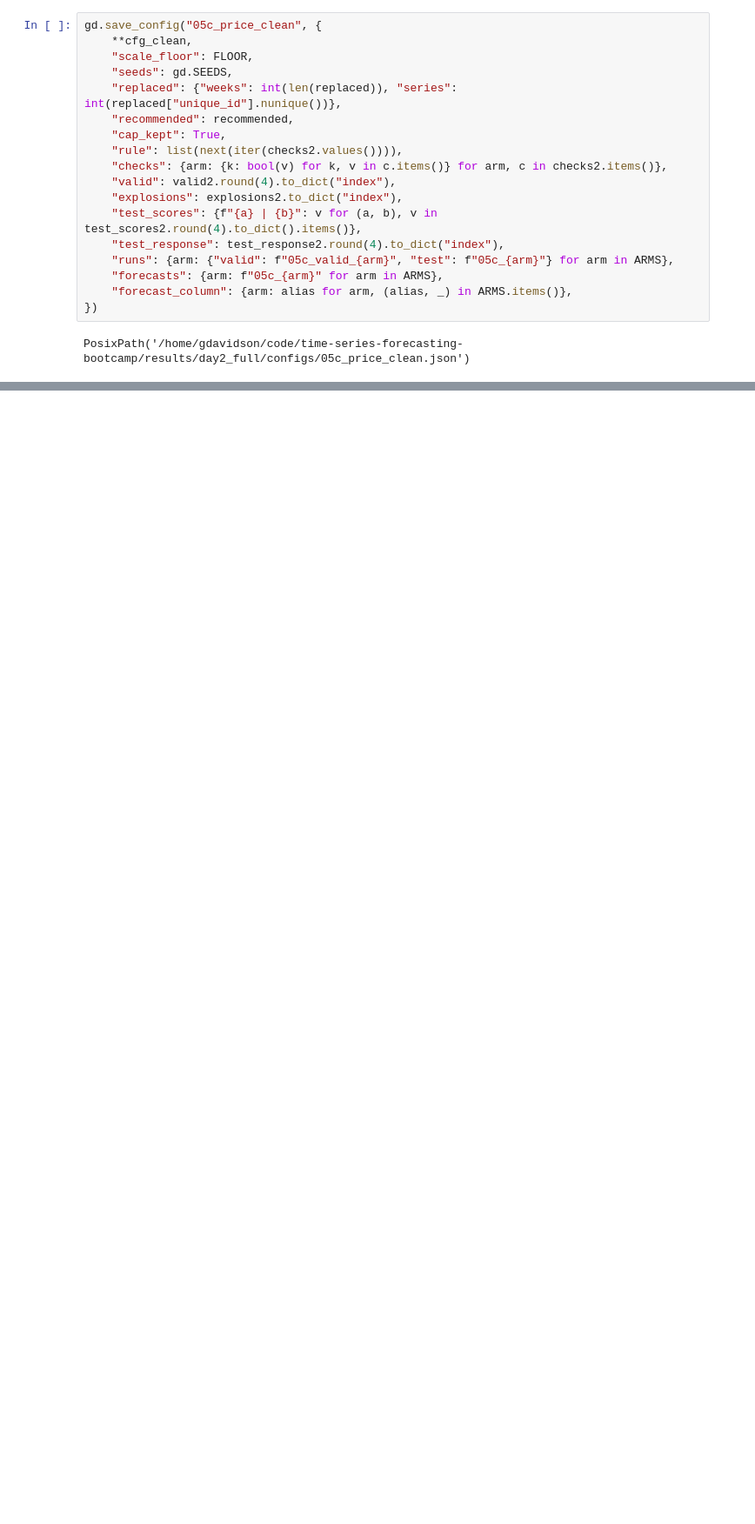
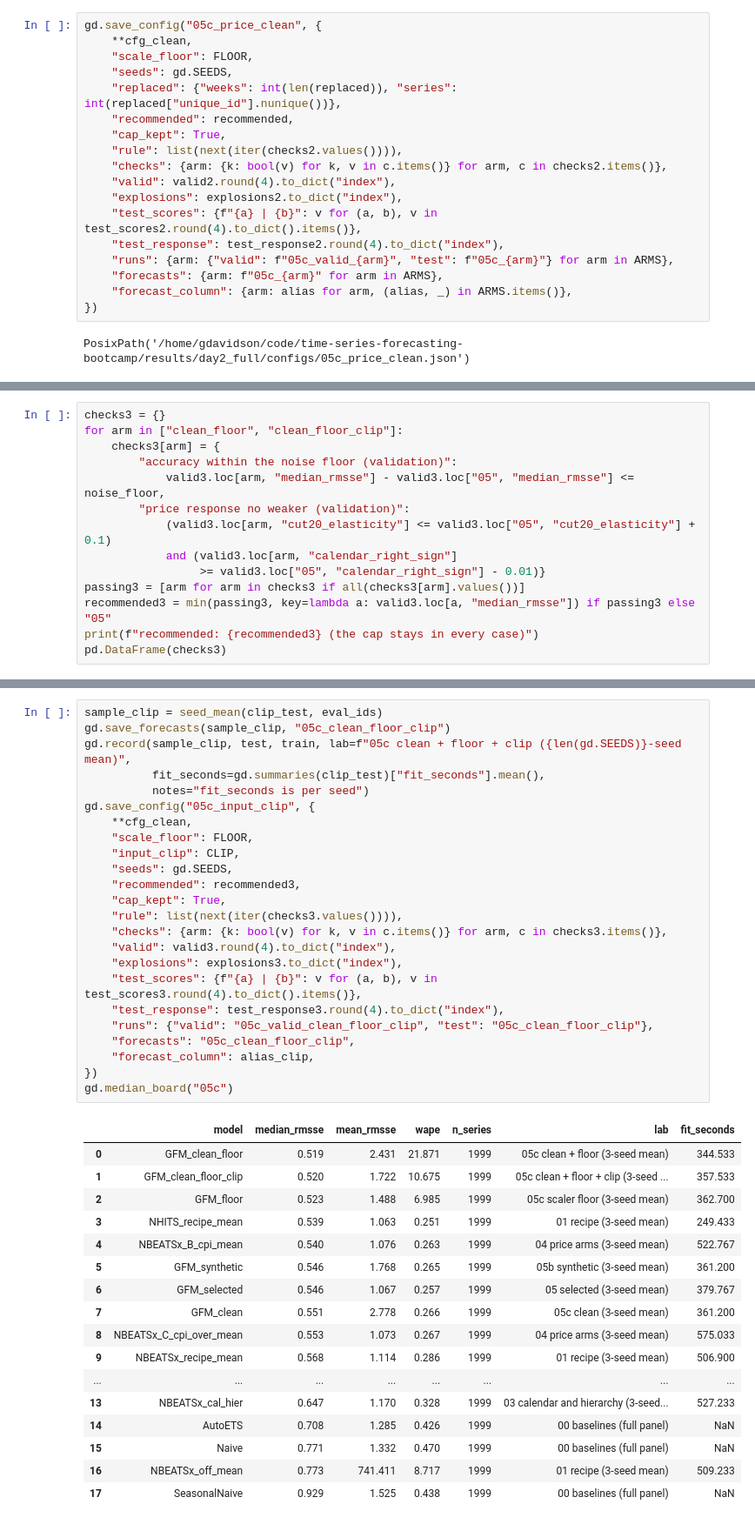
Before and after one commit to tackes/time-series-forecasting-bootcamp, a Jupyter notebook: day2_neural/code_full/05c_scaler_floor.ipynb, the cells around one changed output, grey strips where cells are left out. Shown at 87% size. Drawn from its saved outputs; the diff is of its cells as text; blank space fills up the shorter version.

```diff
--- a/day2_neural/code_full/05c_scaler_floor.ipynb
+++ b/day2_neural/code_full/05c_scaler_floor.ipynb
@@ -586,0 +685,14 @@ PosixPath('/home/gdavidson/code/time-series-forecasting-bootcamp/results/day2_fu
+# %%
+checks3 = {}
+for arm in ["clean_floor", "clean_floor_clip"]:
+    checks3[arm] = {
+        "accuracy within the noise floor (validation)":
+            valid3.loc[arm, "median_rmsse"] - valid3.loc["05", "median_rmsse"] <= noise_floor,
+        "price response no weaker (validation)":
+            (valid3.loc[arm, "cut20_elasticity"] <= valid3.loc["05", "cut20_elasticity"] + 0.1)
+            and (valid3.loc[arm, "calendar_right_sign"]
+                 >= valid3.loc["05", "calendar_right_sign"] - 0.01)}
+passing3 = [arm for arm in checks3 if all(checks3[arm].values())]
+recommended3 = min(passing3, key=lambda a: valid3.loc[a, "median_rmsse"]) if passing3 else "05"
+print(f"recommended: {recommended3} (the cap stays in every case)")
+pd.DataFrame(checks3)
@@ -587,3 +721,45 @@ PosixPath('/home/gdavidson/code/time-series-forecasting-bootcamp/results/day2_fu
+# %%
+sample_clip = seed_mean(clip_test, eval_ids)
+gd.save_forecasts(sample_clip, "05c_clean_floor_clip")
+gd.record(sample_clip, test, train, lab=f"05c clean + floor + clip ({len(gd.SEEDS)}-seed mean)",
+          fit_seconds=gd.summaries(clip_test)["fit_seconds"].mean(),
+          notes="fit_seconds is per seed")
+gd.save_config("05c_input_clip", {
+    **cfg_clean,
+    "scale_floor": FLOOR,
+    "input_clip": CLIP,
+    "seeds": gd.SEEDS,
+    "recommended": recommended3,
+    "cap_kept": True,
+    "rule": list(next(iter(checks3.values()))),
+    "checks": {arm: {k: bool(v) for k, v in c.items()} for arm, c in checks3.items()},
+    "valid": valid3.round(4).to_dict("index"),
+    "explosions": explosions3.to_dict("index"),
+    "test_scores": {f"{a} | {b}": v for (a, b), v in test_scores3.round(4).to_dict().items()},
+    "test_response": test_response3.round(4).to_dict("index"),
+    "runs": {"valid": "05c_valid_clean_floor_clip", "test": "05c_clean_floor_clip"},
+    "forecasts": "05c_clean_floor_clip",
+    "forecast_column": alias_clip,
+})
+gd.median_board("05c")
+# %% [output]
+|  | model | median_rmsse | mean_rmsse | wape | n_series | lab | fit_seconds |
+| 0 | GFM_clean_floor | 0.519 | 2.431 | 21.871 | 1999 | 05c clean + floor (3-seed mean) | 344.533 |
+| 1 | GFM_clean_floor_clip | 0.520 | 1.722 | 10.675 | 1999 | 05c clean + floor + clip (3-seed ... | 357.533 |
+| 2 | GFM_floor | 0.523 | 1.488 | 6.985 | 1999 | 05c scaler floor (3-seed mean) | 362.700 |
+| 3 | NHITS_recipe_mean | 0.539 | 1.063 | 0.251 | 1999 | 01 recipe (3-seed mean) | 249.433 |
+| 4 | NBEATSx_B_cpi_mean | 0.540 | 1.076 | 0.263 | 1999 | 04 price arms (3-seed mean) | 522.767 |
+| 5 | GFM_synthetic | 0.546 | 1.768 | 0.265 | 1999 | 05b synthetic (3-seed mean) | 361.200 |
+| 6 | GFM_selected | 0.546 | 1.067 | 0.257 | 1999 | 05 selected (3-seed mean) | 379.767 |
+| 7 | GFM_clean | 0.551 | 2.778 | 0.266 | 1999 | 05c clean (3-seed mean) | 361.200 |
+| 8 | NBEATSx_C_cpi_over_mean | 0.553 | 1.073 | 0.267 | 1999 | 04 price arms (3-seed mean) | 575.033 |
+| 9 | NBEATSx_recipe_mean | 0.568 | 1.114 | 0.286 | 1999 | 01 recipe (3-seed mean) | 506.900 |
+| ... | ... | ... | ... | ... | ... | ... | ... |
+| 13 | NBEATSx_cal_hier | 0.647 | 1.170 | 0.328 | 1999 | 03 calendar and hierarchy (3-seed... | 527.233 |
+| 14 | AutoETS | 0.708 | 1.285 | 0.426 | 1999 | 00 baselines (full panel) | NaN |
+| 15 | Naive | 0.771 | 1.332 | 0.470 | 1999 | 00 baselines (full panel) | NaN |
+| 16 | NBEATSx_off_mean | 0.773 | 741.411 | 8.717 | 1999 | 01 recipe (3-seed mean) | 509.233 |
+| 17 | SeasonalNaive | 0.929 | 1.525 | 0.438 | 1999 | 00 baselines (full panel) | NaN |
 # %% [markdown]
 <!-- DRAFT: Graeme to edit -->
 ## Discussion
```
Also changed, not shown: parts of 15 cells of this notebook, 46 other files.
